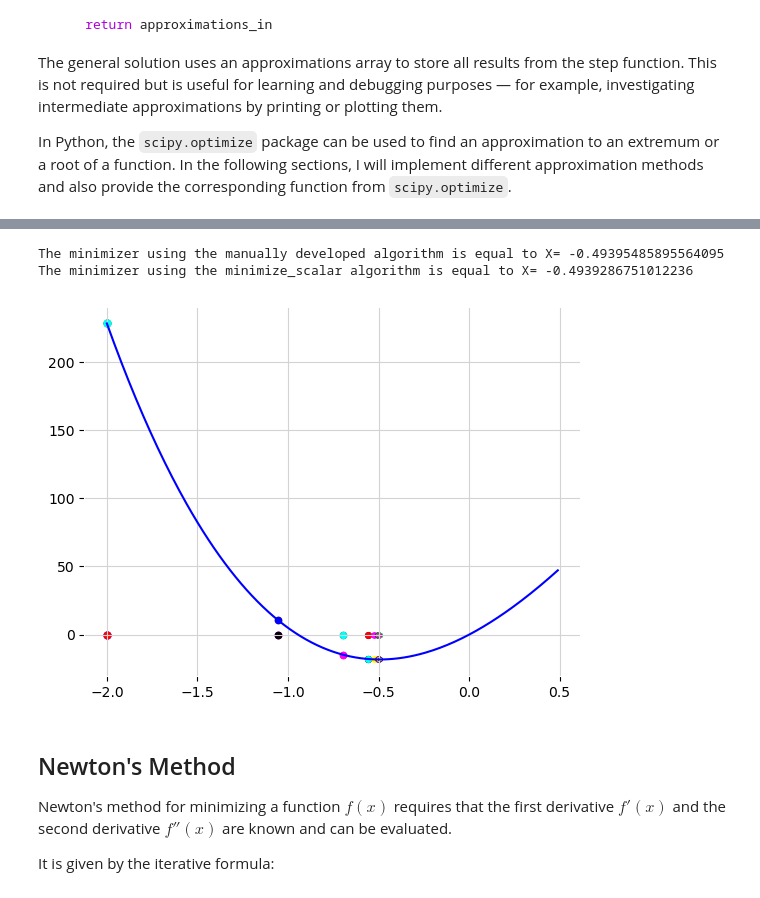
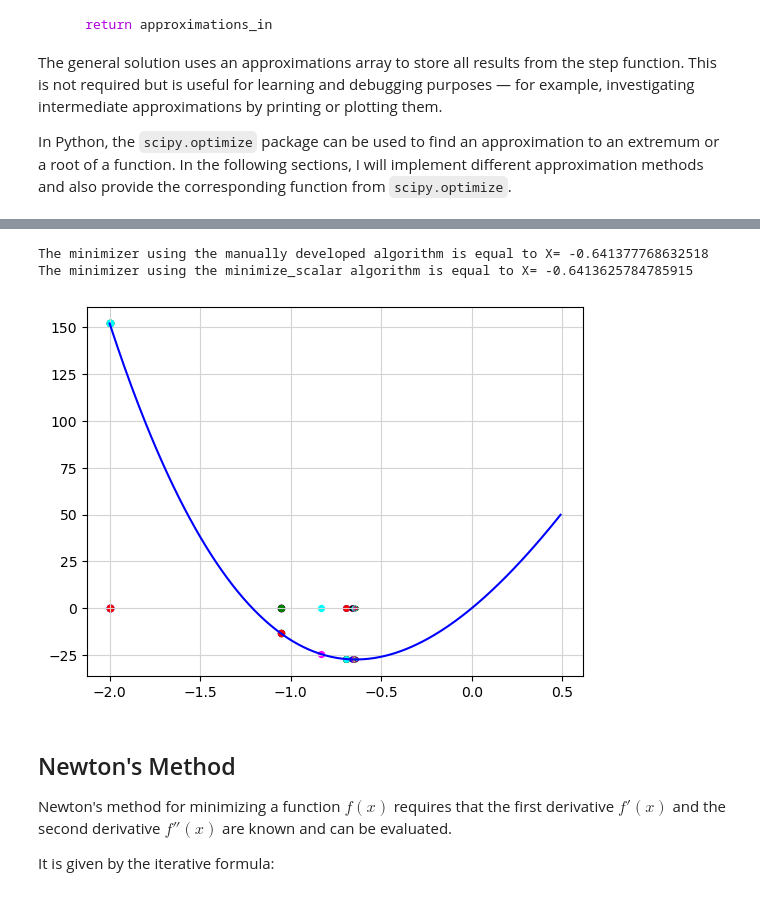
Before and after one commit to mgrabul/optimization-methods, a Jupyter notebook: optimizationmethods.ipynb, the cells around one changed output, grey strips where cells are left out. Drawn from its saved outputs; the diff is of its cells as text; code cells hidden in the pictures.

```diff
--- a/optimizationmethods.ipynb
+++ b/optimizationmethods.ipynb
@@ -1632,10 +1633,8 @@ $(1 - p)^N = (0.61803)^N$
 # %%
-# tutorial: https://realpython.com/python-data-structures/
-
 #Example 1
 
 def F(x_in):
-  return x_in**4-14*x_in**3+60*x_in**2+70*x_in
+  return x_in**4-12*x_in**3+50*x_in**2+80*x_in
 
 # Approx, Approximations class holds tha values for x_in and calculates f_in for x_in
 class Approx:
@@ -1682,36 +1681,36 @@ def golder_search_method(approximations_in, f_in):
   while(not golden_search_stop_criterion(approximations_in)):
     current_approx = golden_search_minimizer_step_function(f_in, approximations_in)
     approximations_in.append(current_approx)
   return approximations_in
 
 x_approximations = golder_search_method(x_approximations, F)
 
 print(f"The minimizer using the manually developed algorithm is equal to X= {x_approximations[-1][1].x}")
 
 # Plot
 import matplotlib.pyplot as plt
 import numpy as np
 import matplotlib.colors as mcolors
 
 x = np.arange(-2, +0.5, 0.01)
 a0_list = [item[0] for item in x_approximations]
 b0_list = [item[3] for item in x_approximations]
 plt.plot(x,F(x))
 c = 0
 for i in x_approximations:
   plt.scatter(i[0].x, 0, s=len(x_approximations) - c)
   plt.scatter(i[0].x, i[0].f_x, s=len(x_approximations) - c)
   c = c+1
 plt.grid()
 
 #Example 2
 from scipy.optimize import minimize_scalar
 minimizer_python = minimize_scalar(F, method='golden')
 print(f"The minimizer using the minimize_scalar algorithm is equal to X= {minimizer_python.x}")
 # %% [output]
-The minimizer using the manually developed algorithm is equal to X= -0.49395485895564095
-The minimizer using the minimize_scalar algorithm is equal to X= -0.4939286751012236
+The minimizer using the manually developed algorithm is equal to X= -0.641377768632518
+The minimizer using the minimize_scalar algorithm is equal to X= -0.6413625784785915
-[figure, old version]
+[figure, new version]
 # %% [markdown]
 ## Newton's Method
 Newton's method for minimizing a function $f(x)$ requires that the first derivative $f'(x)$ and the second derivative $f''(x)$ are known and can be evaluated.
```
Also changed, not shown: parts of 24 cells of this notebook.
